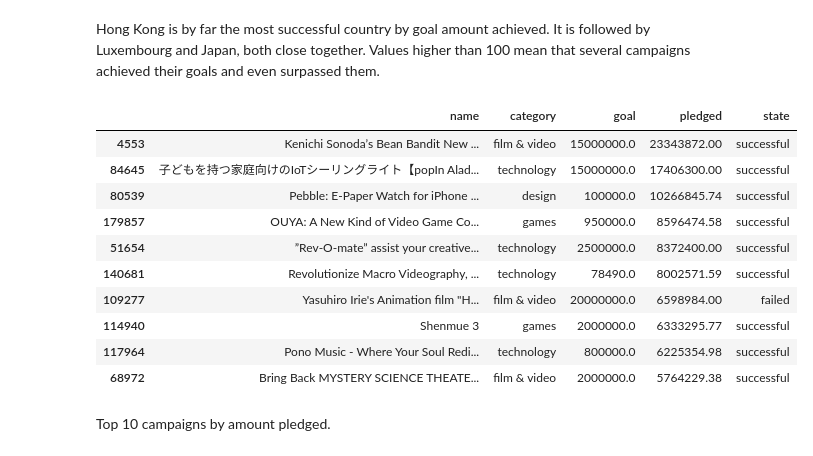
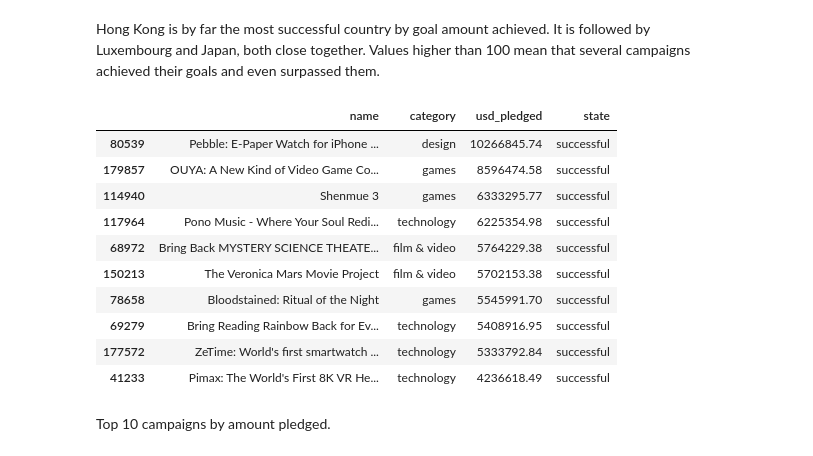
Before and after one commit to scimas/Kickstarter-Success-Prediction, a Jupyter notebook: DATS 6103 - Individual Project 2 - Mihir Gadgil.ipynb, the cells around one changed output. Cells and saved outputs as stored; diff of their text form; code cells hidden in the pictures.

```diff
--- a/DATS 6103 - Individual Project 2 - Mihir Gadgil.ipynb
+++ b/DATS 6103 - Individual Project 2 - Mihir Gadgil.ipynb
@@ -74,3 +71,5 @@ df["category"] = df["category"].astype("category")
 df["campaign_length"] = (df["deadline"] - df["launched_at"]).dt.days
 #How much of the goal achieved
 df["achievement"] = df["pledged"] / df["goal"]
+# %%
+df["currency"] = df["currency"].astype("category")
@@ -157,19 +171,19 @@ plt.show()
 # %% [markdown]
 Hong Kong is by far the most successful country by goal amount achieved. It is followed by Luxembourg and Japan, both close together. Values higher than 100 mean that several campaigns achieved their goals and even surpassed them.
 # %%
-df.sort_values(ascending=False, by="pledged")[["name", "category", "goal", "pledged", "state"]].head(10)
+df.sort_values(ascending=False, by="usd_pledged")[["name", "category", "usd_pledged", "state"]].head(10)
 # %% [output]
-|  | name | category | goal | pledged | state |
-| 4553 | Kenichi Sonoda’s Bean Bandit New ... | film & video | 15000000.0 | 23343872.00 | successful |
-| 84645 | 子どもを持つ家庭向けのIoTシーリングライト【popIn Alad... | technology | 15000000.0 | 17406300.00 | successful |
-| 80539 | Pebble: E-Paper Watch for iPhone ... | design | 100000.0 | 10266845.74 | successful |
-| 179857 | OUYA: A New Kind of Video Game Co... | games | 950000.0 | 8596474.58 | successful |
-| 51654 | ”Rev-O-mate” assist your creative... | technology | 2500000.0 | 8372400.00 | successful |
-| 140681 | Revolutionize Macro Videography, ... | technology | 78490.0 | 8002571.59 | successful |
-| 109277 | Yasuhiro Irie's Animation film "H... | film & video | 20000000.0 | 6598984.00 | failed |
-| 114940 | Shenmue 3 | games | 2000000.0 | 6333295.77 | successful |
-| 117964 | Pono Music - Where Your Soul Redi... | technology | 800000.0 | 6225354.98 | successful |
-| 68972 | Bring Back MYSTERY SCIENCE THEATE... | film & video | 2000000.0 | 5764229.38 | successful |
+|  | name | category | usd_pledged | state |
+| 80539 | Pebble: E-Paper Watch for iPhone ... | design | 10266845.74 | successful |
+| 179857 | OUYA: A New Kind of Video Game Co... | games | 8596474.58 | successful |
+| 114940 | Shenmue 3 | games | 6333295.77 | successful |
+| 117964 | Pono Music - Where Your Soul Redi... | technology | 6225354.98 | successful |
+| 68972 | Bring Back MYSTERY SCIENCE THEATE... | film & video | 5764229.38 | successful |
+| 150213 | The Veronica Mars Movie Project | film & video | 5702153.38 | successful |
+| 78658 | Bloodstained: Ritual of the Night | games | 5545991.70 | successful |
+| 69279 | Bring Reading Rainbow Back for Ev... | technology | 5408916.95 | successful |
+| 177572 | ZeTime: World's first smartwatch ... | technology | 5333792.84 | successful |
+| 41233 | Pimax: The World's First 8K VR He... | technology | 4236618.49 | successful |
 # %% [markdown]
 Top 10 campaigns by amount pledged.
 # %%
```
Also changed, not shown: parts of 22 cells of this notebook.
